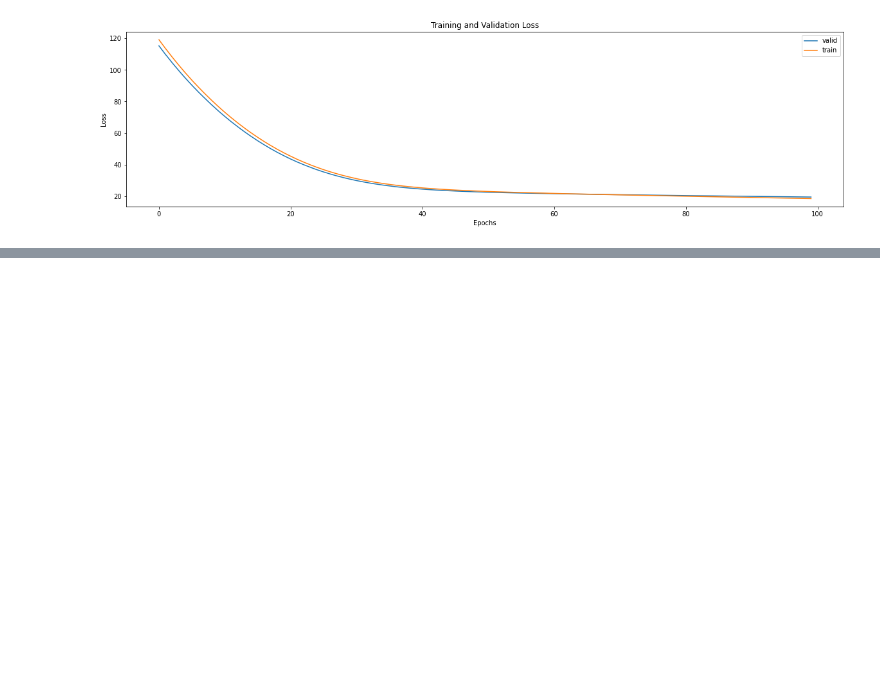
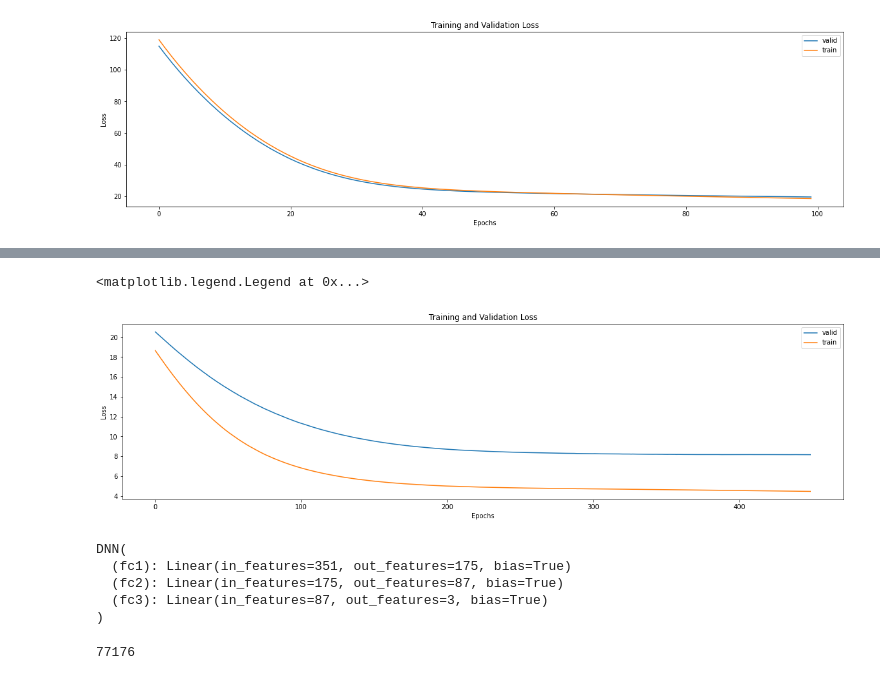
Before and after one commit to Ydeh22/inverseDesignMetaMatl, a Jupyter notebook: [r]_w_o_transpose;_0_1_(351)_&_reg.ipynb, the cells around one changed output, grey strips where cells are left out. Drawn from its saved outputs; the diff is of its cells as text; code cells hidden in the pictures; blank space fills up the shorter version.

```diff
--- a/[r]_w_o_transpose;_0_1_(351)_&_reg.ipynb
+++ b/[r]_w_o_transpose;_0_1_(351)_&_reg.ipynb
@@ -253,0 +417,13 @@ plt.legend()
+# %%
+import matplotlib.pyplot as plt
+
+plt.figure(figsize=(20,5))
+plt.title("Training and Validation Loss")
+plt.plot(np.array(vloss[50:500]), label="valid")
+plt.plot(np.array(tloss[50:500]), label="train")
+plt.xlabel("Epochs")
+plt.ylabel("Loss")
+plt.legend()
+# %% [output]
+<matplotlib.legend.Legend at 0x...>
+[figure, added]
@@ -253,0 +432,61 @@ plt.legend()
+# %%
+import torch
+import torch.nn as nn
+import torch.nn.functional as F
+
+
+class DNN(nn.Module):
+
+    def __init__(self):
+        super(DNN, self).__init__()
+
+        self.fc1 = nn.Linear(351, 175)
+        self.fc2 = nn.Linear(175, 87)
+        self.fc3 = nn.Linear(87, 3)
+
+        nn.init.xavier_uniform_(self.fc1.weight)
+        nn.init.xavier_uniform_(self.fc2.weight)
+        nn.init.xavier_uniform_(self.fc3.weight)
+        #nn.init.xavier_uniform_(self.fc4.weight)
+        #nn.init.xavier_uniform_(self.fc5.weight)
+        #nn.init.xavier_uniform_(self.fc6.weight)
+        #nn.init.xavier_uniform_(self.fc7.weight)
+
+    def forward(self, x):
+        x = self.fc1(x.view(-1, 351))
+        x = F.leaky_relu(x)
+        x = self.fc2(x)
+        x = F.leaky_relu(x)
+        x = self.fc3(x)
+        # x = F.leaky_relu(x)
+        # x = self.fc4(x)
+        # x = F.leaky_relu(x)
+        # x = self.fc5(x)
+        # x = F.leaky_relu(x)
+        # x = self.fc6(x)
+        # x = F.leaky_relu(x)
+
+        return x
+
+
+def weights_init(m):
+    if isinstance(m, nn.Linear):
+        nn.init.xavier_normal_(m.weight.data, nn.init.calculate_gain('relu'))
+        #nn.init.xavier_uniform_(m.weight.data)
+        #nn.init.xavier_uniform_(m.bias.data)
+
+torch.manual_seed(42)
+model = DNN().cuda()
+model.apply(weights_init)
+print(model)
+# %% [output]
+DNN(
+  (fc1): Linear(in_features=351, out_features=175, bias=True)
+  (fc2): Linear(in_features=175, out_features=87, bias=True)
+  (fc3): Linear(in_features=87, out_features=3, bias=True)
+)
+# %%
+# the number of trainable parameter
+sum(p.numel() for p in model.parameters() if p.requires_grad)
+# %% [output]
+77176
```
Also changed, not shown: parts of 56 cells of this notebook.
